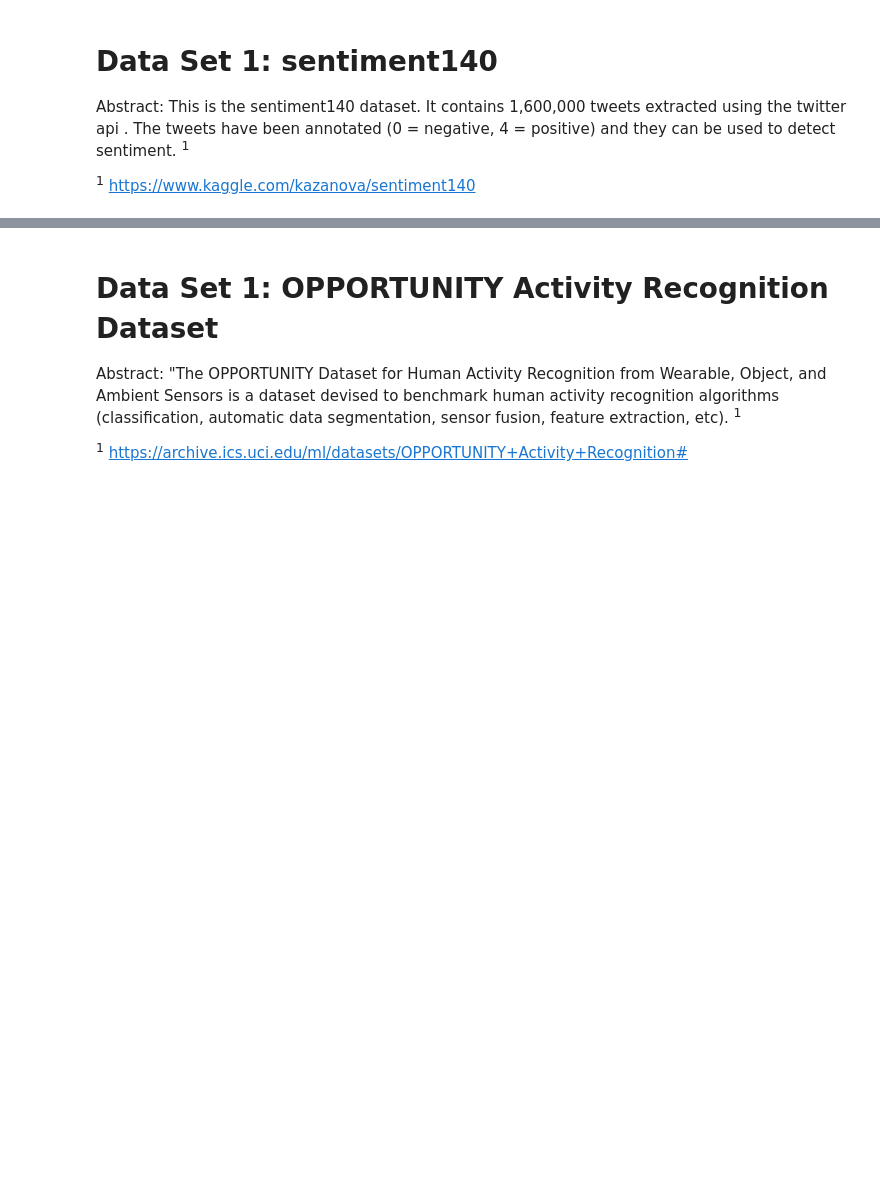
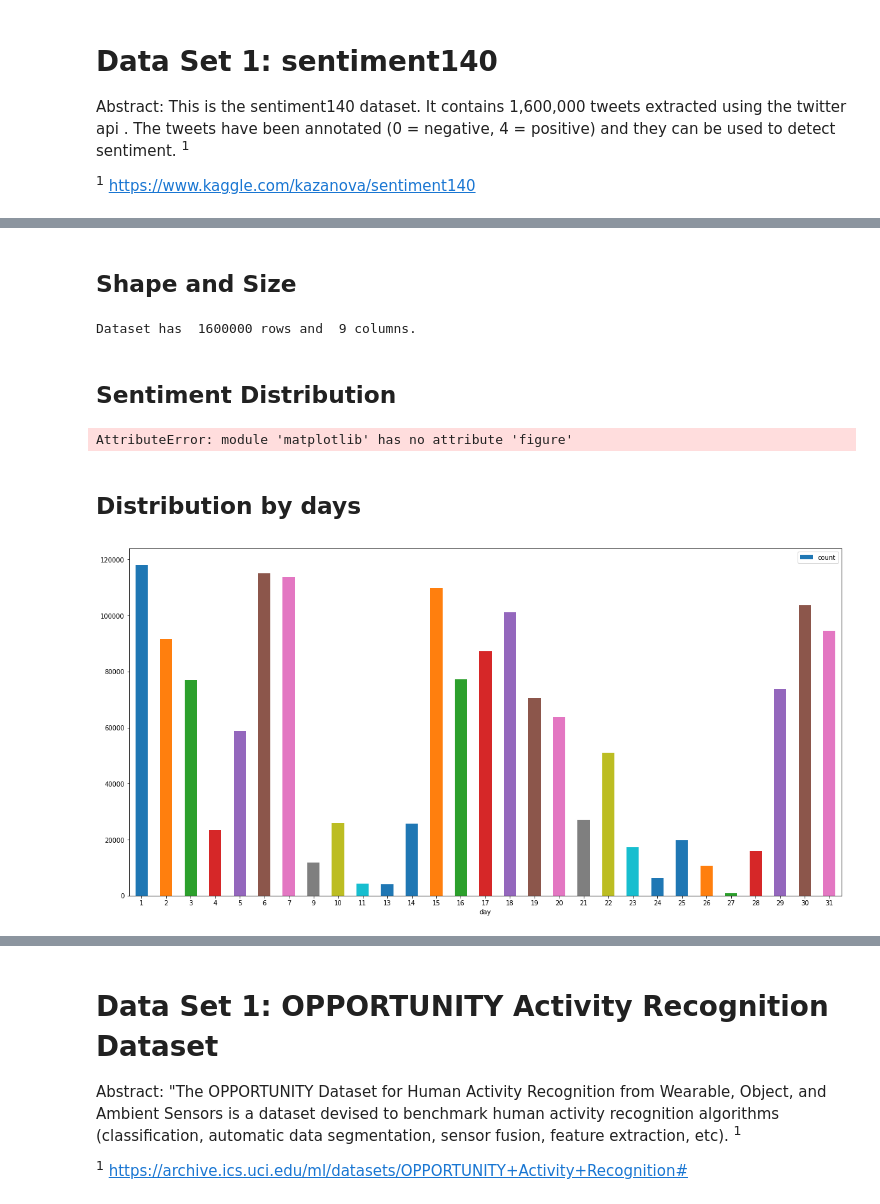
Before and after one commit to zietho/machine-learning, a Jupyter notebook: Machine_Learning_00.ipynb, the cells around one changed output, grey strips where cells are left out. Drawn from its saved outputs; the diff is of its cells as text; code cells hidden in the pictures; blank space fills up the shorter version.

Commit message:
raw cleaning of sentiment140, basic plots on distribution etc.

```diff
--- a/Machine_Learning_00.ipynb
+++ b/Machine_Learning_00.ipynb
@@ -75,0 +104,5 @@ Name: query_type, dtype: int64
+# %%
+dataset_path = 'datasets/sentiment/sentiment140_date_clean.csv'
+df_clean = pd.read_csv(dataset_path, encoding='utf-8', header=0)
+df_clean['date'] = pd.to_datetime(df_clean['date'])
+df_clean.head()
@@ -75,0 +131,33 @@ Name: query_type, dtype: int64
+# %% [markdown]
+## Shape and Size
+# %%
+print("Dataset has ", df_clean.shape[0], "rows and ", df_clean.shape[1], "columns.")
+# %% [output]
+Dataset has  1600000 rows and  9 columns.
+# %% [markdown]
+## Sentiment Distribution
+# %%
+target_cnt = df_clean.target.value_counts()
+target_cnt = target_cnt.to_frame()
+target_cnt.reset_index(inplace=True)
+target_cnt.columns = ['SENTIMENT', 'COUNT']
+target_cnt.SENTIMENT = target_cnt.SENTIMENT.map({4:'pos', 2:'neu', 0:'neg'})
+
+plt.figure(figsize=(10,5))
+plt.bar(target_cnt.SENTIMENT, target_cnt.COUNT)
+plt.title("Sentiment label distribuition")
+
+target_cnt
+# %% [output]
+AttributeError: module 'matplotlib' has no attribute 'figure'
+# %% [markdown]
+## Distribution by days
+# %%
+g = df_clean.groupby(by=df_clean.date.dt.day).agg('count')
+
+df_time_plot = pd.DataFrame({"day":g.index, "count":g.ids})
+
+plt.rcParams["figure.figsize"] = (20,10)
+ax = df_time_plot.plot.bar(x='day', y='count', rot=0)
+# %% [output]
+[figure, added]
```
Also changed, not shown: parts of 23 cells of this notebook.
